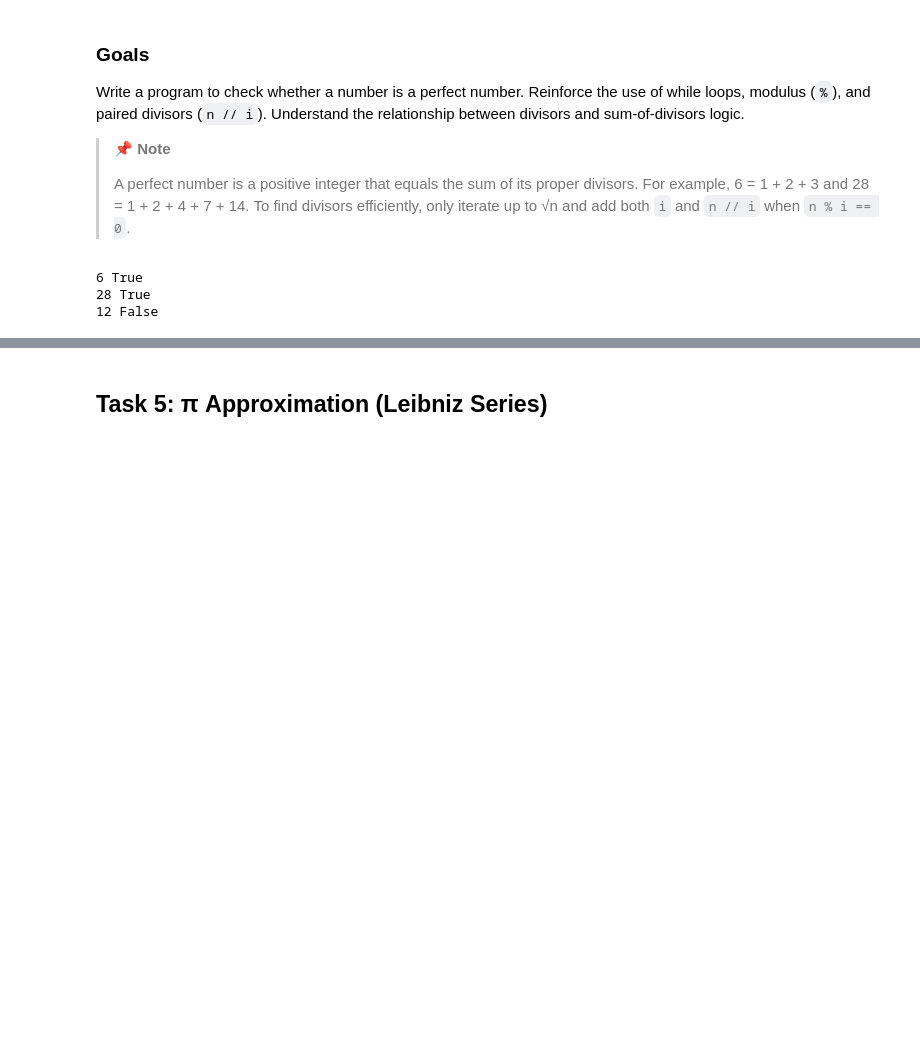
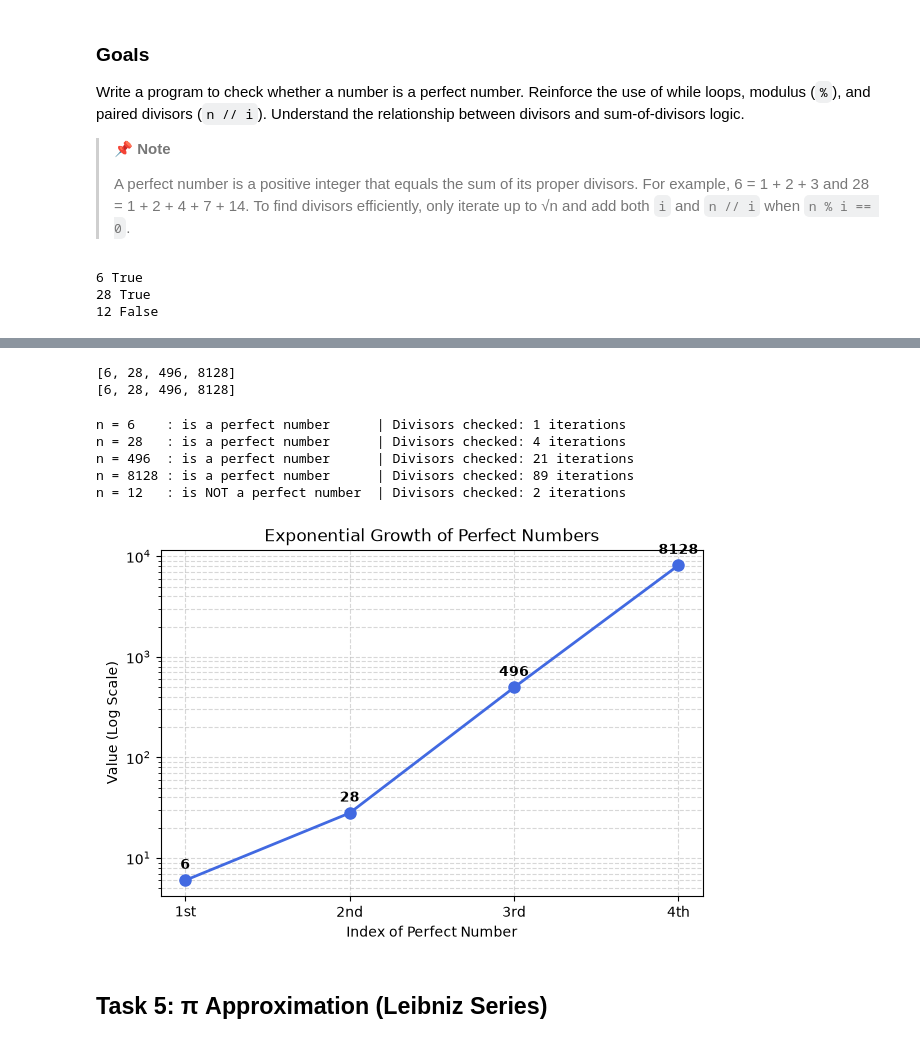
Before and after one commit to CozyCode890/IT149IU-labs, a Jupyter notebook: IT149IU_Lab2_LeThaiDucTung_ITDSIU24055.ipynb, the cells around one changed output, grey strips where cells are left out. Cells and saved outputs as stored; diff of their text form; code cells hidden in the pictures; blank space fills up the shorter version.

```diff
--- a/IT149IU_Lab2_LeThaiDucTung_ITDSIU24055.ipynb
+++ b/IT149IU_Lab2_LeThaiDucTung_ITDSIU24055.ipynb
@@ -163,3 +406,69 @@ for n in [6, 28, 12]:
+# %%
+# - List all perfect numbers between 1 and 10000.
+# - Count how many perfect numbers exist in a given range.
+
+def list_in_range(start, end):
+    perfect_numbers = []
+    for i in range(start, end + 1):
+        if is_perfect(i):
+            perfect_numbers.append(i)
+    return perfect_numbers
+
+print(list_in_range(1, 10000))
+print(list_in_range(1, 100000))
+# %% [output]
+[6, 28, 496, 8128]
+[6, 28, 496, 8128]
+# %%
+# - Add an iteration counter to display how many divisors were checked.
+def is_perfect_with_counter(n: int):
+    if n < 2:
+        return False, 0
+    s = 1
+    i = 2
+    iterations = 0
+    while i * i <= n:
+        iterations += 1
+        if n % i == 0:
+            s += i
+            if i != n // i:
+                s += n // i
+        i += 1
+    return s == n, iterations
+
+test_numbers = [6, 28, 496, 8128, 12]
+
+for num in test_numbers:
+    perfect, count = is_perfect_with_counter(num)
+    status = "is a perfect number" if perfect else "is NOT a perfect number"
+    print(f"n = {num:<5}: {status:<24} | Divisors checked: {count} iterations")
+# %% [output]
+n = 6    : is a perfect number      | Divisors checked: 1 iterations
+n = 28   : is a perfect number      | Divisors checked: 4 iterations
+n = 496  : is a perfect number      | Divisors checked: 21 iterations
+n = 8128 : is a perfect number      | Divisors checked: 89 iterations
+n = 12   : is NOT a perfect number  | Divisors checked: 2 iterations
+# %%
+# - Plot the distribution of perfect numbers using matplotlib.
+import matplotlib.pyplot as plt
+
+order = ["1st", "2nd", "3rd", "4th"]
+values = [6, 28, 496, 8128]
+
+plt.figure(figsize=(7, 4.5))
+plt.plot(order, values, marker='o', color='royalblue', linewidth=2, markersize=8)
+plt.yscale('log')  # Thang đo logarit để thấy rõ sự tăng trưởng theo cấp số nhân
+
+for i, v in enumerate(values):
+    plt.text(i, v * 1.3, str(v), ha='center', fontweight='bold')
+
+plt.xlabel("Index of Perfect Number")
+plt.ylabel("Value (Log Scale)")
+plt.title("Exponential Growth of Perfect Numbers")
+plt.grid(True, which="both", linestyle="--", alpha=0.5)
+plt.show()
+# %% [output]
+[figure, added]
 # %% [markdown]
 ## Task 5: π Approximation (Leibniz Series)
 # %% [markdown]
```
Also changed, not shown: parts of 38 cells of this notebook.
